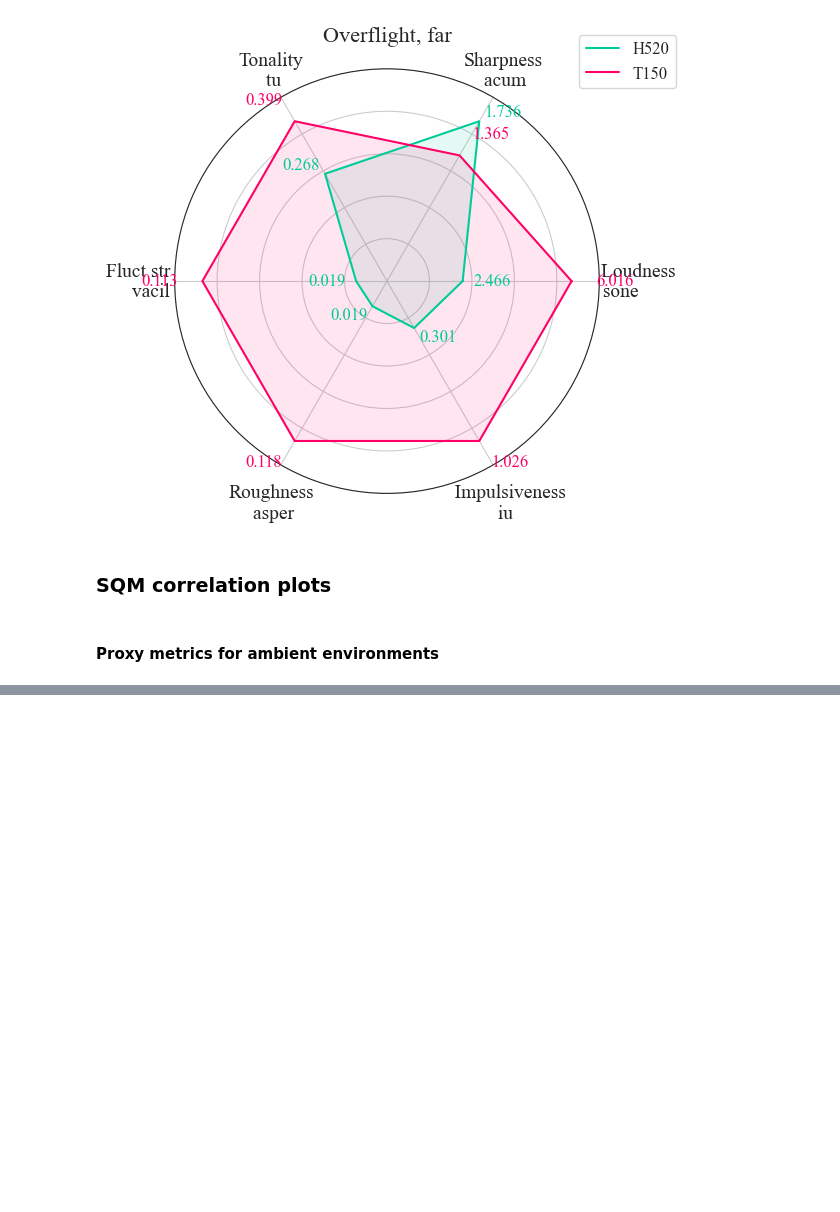
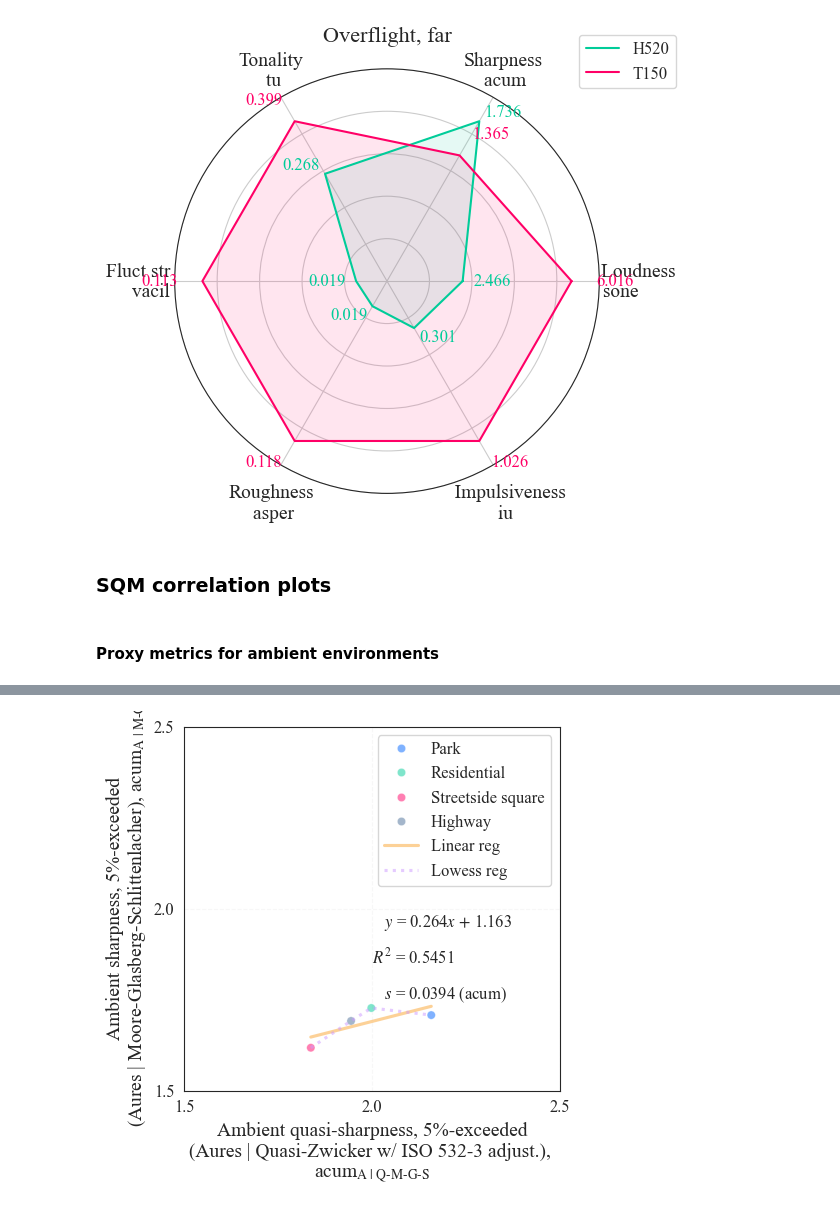
Before and after one commit to acoustics-code-salford/refmap-psychoacoustics, a Jupyter notebook: src/refmap_psychoacoustics/notebooks/refmap_listest2_analysis_EDA.ipynb, the cells around one changed output, grey strips where cells are left out. Drawn from its saved outputs; the diff is of its cells as text; code cells hidden in the pictures; blank space fills up the shorter version.

```diff
--- a/src/refmap_psychoacoustics/notebooks/refmap_listest2_analysis_EDA.ipynb
+++ b/src/refmap_psychoacoustics/notebooks/refmap_listest2_analysis_EDA.ipynb
@@ -1068,0 +1121,54 @@ plt.show()
+# %%
+fig, ax = plt.subplots(figsize=(5, 5))
+
+data = dataByStimTest[dataByStimTest['UASType']
+                      == 'Baseline'].loc[(dataByStimTest['AmbientRef']
+                                          != 'Park3Loud') &
+                                         (dataByStimTest['AmbientRef']
+                                          != 'BusyStreet6Quiet'), :]
+
+data['AmbientEnv'] = pd.Categorical(data['AmbientEnv'], ["Park", "Residential",
+                                                         "Streetside square", "Highway"])
+
+# fit linear regression model
+mod = sm.OLS(data['SharpAurISO305Ex'], sm.add_constant(data['SharpAurQZ532305Ex']), hasconst=True)
+res = mod.fit()
+
+sns.scatterplot(data=data, x='SharpAurQZ532305Ex', y='SharpAurISO305Ex', hue='AmbientEnv',
+                palette=mycolours[0:4], alpha=0.5, ax=ax)
+sns.regplot(data=data, x='SharpAurQZ532305Ex', y='SharpAurISO305Ex', ci=None,
+            scatter=False, seed=303, n_boot=2000, color=mycolours[4], lowess=False, label="Linear reg",
+            line_kws={'linestyle': '-', 'alpha': 0.5})
+sns.regplot(data=data, x='SharpAurQZ532305Ex', y='SharpAurISO305Ex',
+            scatter=False, seed=303, n_boot=2000, color=mycolours[5], lowess=True, label="Lowess reg",
+            line_kws={'linestyle': ':', 'alpha': 0.5})
+ax.grid(alpha=0.15, linestyle='--')
+ax.set(ylabel="Ambient sharpness, 5%-exceeded" + "\n" + "(Aures | Moore-Glasberg-Schlittenlacher), " + r"acum$_\text{A | M-G-S}$",
+       xlabel="Ambient quasi-sharpness, 5%-exceeded" + "\n" + "(Aures | Quasi-Zwicker w/ ISO 532-3 adjust.), " + "\n" + r"acum$_\text{A | Q-M-G-S}$",
+       yticks=np.arange(1.5, 3, 0.5), xticks=np.arange(1.5, 3, 0.5))
+ax.text(x=2, y=1.85, s=r"$R^2$ = " + str(round(res.rsquared, 4)))
+# calculate standard error of the estimate for the regression line
+ax.text(x=2, y=1.75, s=r"   $s$ = " + str(round(np.sqrt(res.mse_resid), 4)) + " (acum)")
+
+# generate string for intercept sign
+if np.sign(res.params.iloc[0]) < 0:
+    icept = r"$ - $"
+else:
+    icept = r"$ + $"
+
+ax.text(x=2, y=1.95,
+        s=r"   $y$ = " + str(round(res.params.iloc[1], 3)) + r"$x$" + " " + icept + " " + str(abs(round(res.params.iloc[0], 3))))
+ax.legend()
+
+if saveplots:
+
+    filename = "SQscatAmbSISO3vNQZ5323"
+
+    plt.savefig(os.path.join(outFigPath, "svg", filename + ".svg"),
+                format='svg')
+    plt.savefig(os.path.join(outFigPath, "pdf", filename + ".pdf"),
+                format='pdf')
+
+plt.show()
+# %% [output]
+[figure, added]
```
Also changed, not shown: parts of 7 cells of this notebook, 7 other files.
